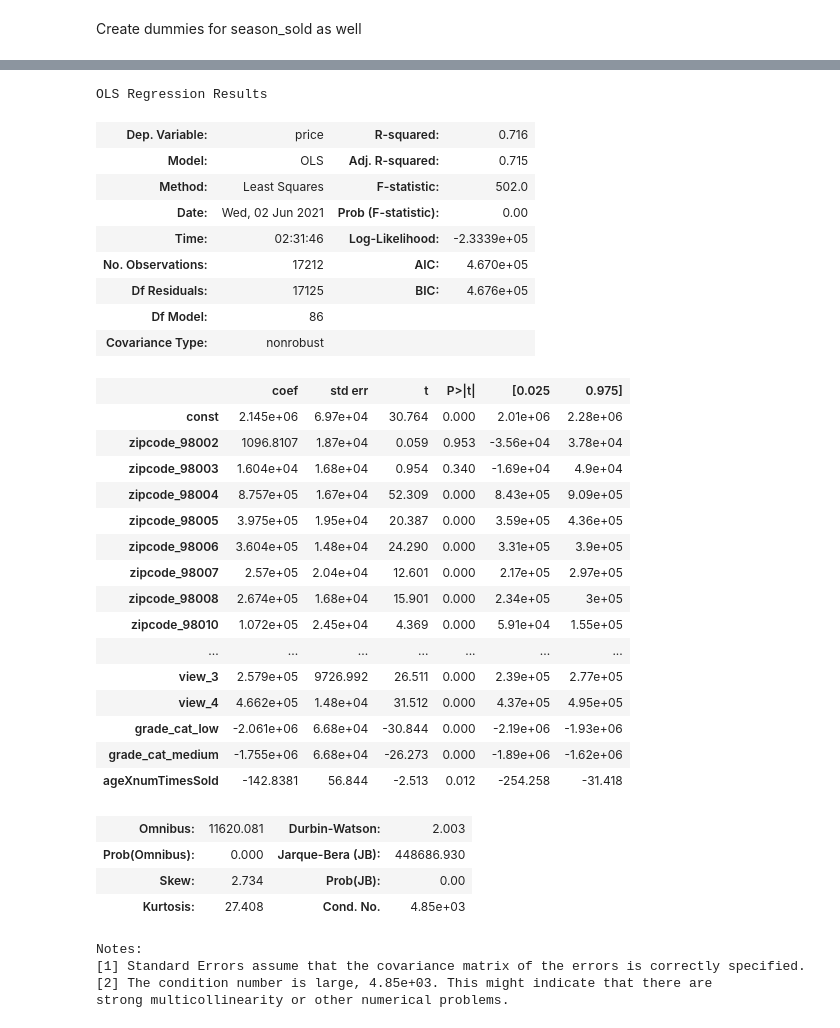
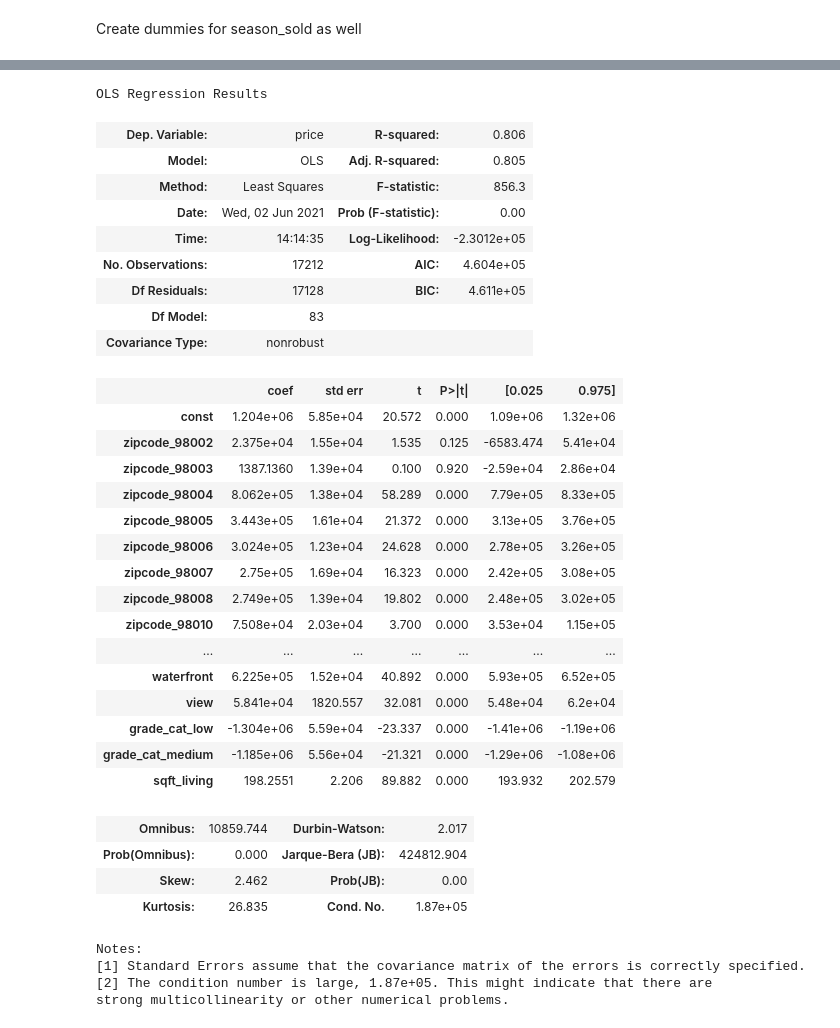
Before and after one commit to jasonarikupurathu/ds-east-042621-lectures, a Jupyter notebook: Phase_2/Phase2_project/Kings_County_Housing_Version_2.ipynb, the cells around one changed output, grey strips where cells are left out. Drawn from its saved outputs; the diff is of its cells as text; code cells hidden in the pictures.

```diff
--- a/Phase_2/Phase2_project/Kings_County_Housing_Version_2.ipynb
+++ b/Phase_2/Phase2_project/Kings_County_Housing_Version_2.ipynb
@@ -432,8 +464,7 @@ kings_county_df.corr()>.9
 | sqft_lot15 | False | False | False | False | False | False | False | False | False | False | ... |
 | num_times_sold | False | False | False | False | False | False | False | False | False | False | ... |
 # %%
-categorical = ['condition','grade_cat',
-               'view','bedrooms', 'bathrooms','floors','zipcode']
+categorical = ['condition','grade_cat','bedrooms', 'bathrooms','floors','zipcode']
 # %% [markdown]
 Create dummy variables for categoricals
 # %%
@@ -1008,10 +1051,11 @@ Notes:
 subset =[*all_zips,'bedrooms_2','bedrooms_3','bedrooms_4','bedrooms_5',
         'bedrooms_6','bedrooms_7','season_sold_Spring',
          'season_sold_Summer', 'season_sold_Winter', 'waterfront',
-        'view_1','view_2','view_3','view_4', 'grade_cat_low','grade_cat_medium']
+        'view', 'grade_cat_low','grade_cat_medium']
 
 X = sm.add_constant(kings_county_df_w_dummies[subset])
 y = kings_county_df_w_dummies['price']
-sm.OLS(y,X).fit().summary()
+model = sm.OLS(y,X).fit()
+model.summary()
 # %% [output]
 OLS Regression Results
@@ -1049,45 +1093,45 @@ Notes:
 # %%
 subset =[*all_zips,'bedrooms_2','bedrooms_3','bedrooms_4','bedrooms_5',
         'bedrooms_6','bedrooms_7','season_sold_Spring',
          'season_sold_Summer', 'season_sold_Winter', 'waterfront',
-        'view_1','view_2','view_3','view_4', 'grade_cat_low','grade_cat_medium',
-        'ageXnumTimesSold']
+        'view', 'grade_cat_low','grade_cat_medium','sqft_living']
 
 X = sm.add_constant(kings_county_df_w_dummies[subset])
 y = kings_county_df_w_dummies['price']
-sm.OLS(y,X).fit().summary()
+model = sm.OLS(y,X).fit()
+model.summary()
 # %% [output]
 OLS Regression Results
-| Dep. Variable: | price | R-squared: | 0.716 |
-| Model: | OLS | Adj. R-squared: | 0.715 |
-| Method: | Least Squares | F-statistic: | 502.0 |
+| Dep. Variable: | price | R-squared: | 0.806 |
+| Model: | OLS | Adj. R-squared: | 0.805 |
+| Method: | Least Squares | F-statistic: | 856.3 |
 | Date: | Wed, 02 Jun 2021 | Prob (F-statistic): | 0.00 |
-| Time: | 02:31:46 | Log-Likelihood: | -2.3339e+05 |
-| No. Observations: | 17212 | AIC: | 4.670e+05 |
-| Df Residuals: | 17125 | BIC: | 4.676e+05 |
-| Df Model: | 86 |  |  |
+| Time: | 14:14:35 | Log-Likelihood: | -2.3012e+05 |
+| No. Observations: | 17212 | AIC: | 4.604e+05 |
+| Df Residuals: | 17128 | BIC: | 4.611e+05 |
+| Df Model: | 83 |  |  |
 | Covariance Type: | nonrobust |  |  |
 |  | coef | std err | t | P>|t| | [0.025 | 0.975] |
-| const | 2.145e+06 | 6.97e+04 | 30.764 | 0.000 | 2.01e+06 | 2.28e+06 |
-| zipcode_98002 | 1096.8107 | 1.87e+04 | 0.059 | 0.953 | -3.56e+04 | 3.78e+04 |
-| zipcode_98003 | 1.604e+04 | 1.68e+04 | 0.954 | 0.340 | -1.69e+04 | 4.9e+04 |
-| zipcode_98004 | 8.757e+05 | 1.67e+04 | 52.309 | 0.000 | 8.43e+05 | 9.09e+05 |
-| zipcode_98005 | 3.975e+05 | 1.95e+04 | 20.387 | 0.000 | 3.59e+05 | 4.36e+05 |
-| zipcode_98006 | 3.604e+05 | 1.48e+04 | 24.290 | 0.000 | 3.31e+05 | 3.9e+05 |
-| zipcode_98007 | 2.57e+05 | 2.04e+04 | 12.601 | 0.000 | 2.17e+05 | 2.97e+05 |
-| zipcode_98008 | 2.674e+05 | 1.68e+04 | 15.901 | 0.000 | 2.34e+05 | 3e+05 |
-| zipcode_98010 | 1.072e+05 | 2.45e+04 | 4.369 | 0.000 | 5.91e+04 | 1.55e+05 |
+| const | 1.204e+06 | 5.85e+04 | 20.572 | 0.000 | 1.09e+06 | 1.32e+06 |
+| zipcode_98002 | 2.375e+04 | 1.55e+04 | 1.535 | 0.125 | -6583.474 | 5.41e+04 |
+| zipcode_98003 | 1387.1360 | 1.39e+04 | 0.100 | 0.920 | -2.59e+04 | 2.86e+04 |
+| zipcode_98004 | 8.062e+05 | 1.38e+04 | 58.289 | 0.000 | 7.79e+05 | 8.33e+05 |
+| zipcode_98005 | 3.443e+05 | 1.61e+04 | 21.372 | 0.000 | 3.13e+05 | 3.76e+05 |
+| zipcode_98006 | 3.024e+05 | 1.23e+04 | 24.628 | 0.000 | 2.78e+05 | 3.26e+05 |
+| zipcode_98007 | 2.75e+05 | 1.69e+04 | 16.323 | 0.000 | 2.42e+05 | 3.08e+05 |
+| zipcode_98008 | 2.749e+05 | 1.39e+04 | 19.802 | 0.000 | 2.48e+05 | 3.02e+05 |
+| zipcode_98010 | 7.508e+04 | 2.03e+04 | 3.700 | 0.000 | 3.53e+04 | 1.15e+05 |
 | ... | ... | ... | ... | ... | ... | ... |
-| view_3 | 2.579e+05 | 9726.992 | 26.511 | 0.000 | 2.39e+05 | 2.77e+05 |
-| view_4 | 4.662e+05 | 1.48e+04 | 31.512 | 0.000 | 4.37e+05 | 4.95e+05 |
-| grade_cat_low | -2.061e+06 | 6.68e+04 | -30.844 | 0.000 | -2.19e+06 | -1.93e+06 |
-| grade_cat_medium | -1.755e+06 | 6.68e+04 | -26.273 | 0.000 | -1.89e+06 | -1.62e+06 |
-| ageXnumTimesSold | -142.8381 | 56.844 | -2.513 | 0.012 | -254.258 | -31.418 |
+| waterfront | 6.225e+05 | 1.52e+04 | 40.892 | 0.000 | 5.93e+05 | 6.52e+05 |
+| view | 5.841e+04 | 1820.557 | 32.081 | 0.000 | 5.48e+04 | 6.2e+04 |
+| grade_cat_low | -1.304e+06 | 5.59e+04 | -23.337 | 0.000 | -1.41e+06 | -1.19e+06 |
+| grade_cat_medium | -1.185e+06 | 5.56e+04 | -21.321 | 0.000 | -1.29e+06 | -1.08e+06 |
+| sqft_living | 198.2551 | 2.206 | 89.882 | 0.000 | 193.932 | 202.579 |
-| Omnibus: | 11620.081 | Durbin-Watson: | 2.003 |
-| Prob(Omnibus): | 0.000 | Jarque-Bera (JB): | 448686.930 |
-| Skew: | 2.734 | Prob(JB): | 0.00 |
-| Kurtosis: | 27.408 | Cond. No. | 4.85e+03 |
+| Omnibus: | 10859.744 | Durbin-Watson: | 2.017 |
+| Prob(Omnibus): | 0.000 | Jarque-Bera (JB): | 424812.904 |
+| Skew: | 2.462 | Prob(JB): | 0.00 |
+| Kurtosis: | 26.835 | Cond. No. | 1.87e+05 |
 Notes:
 [1] Standard Errors assume that the covariance matrix of the errors is correctly specified.
-[2] The condition number is large, 4.85e+03. This might indicate that there are
+[2] The condition number is large, 1.87e+05. This might indicate that there are
 strong multicollinearity or other numerical problems.
```
Also changed, not shown: parts of 33 cells of this notebook, 1 other file.
